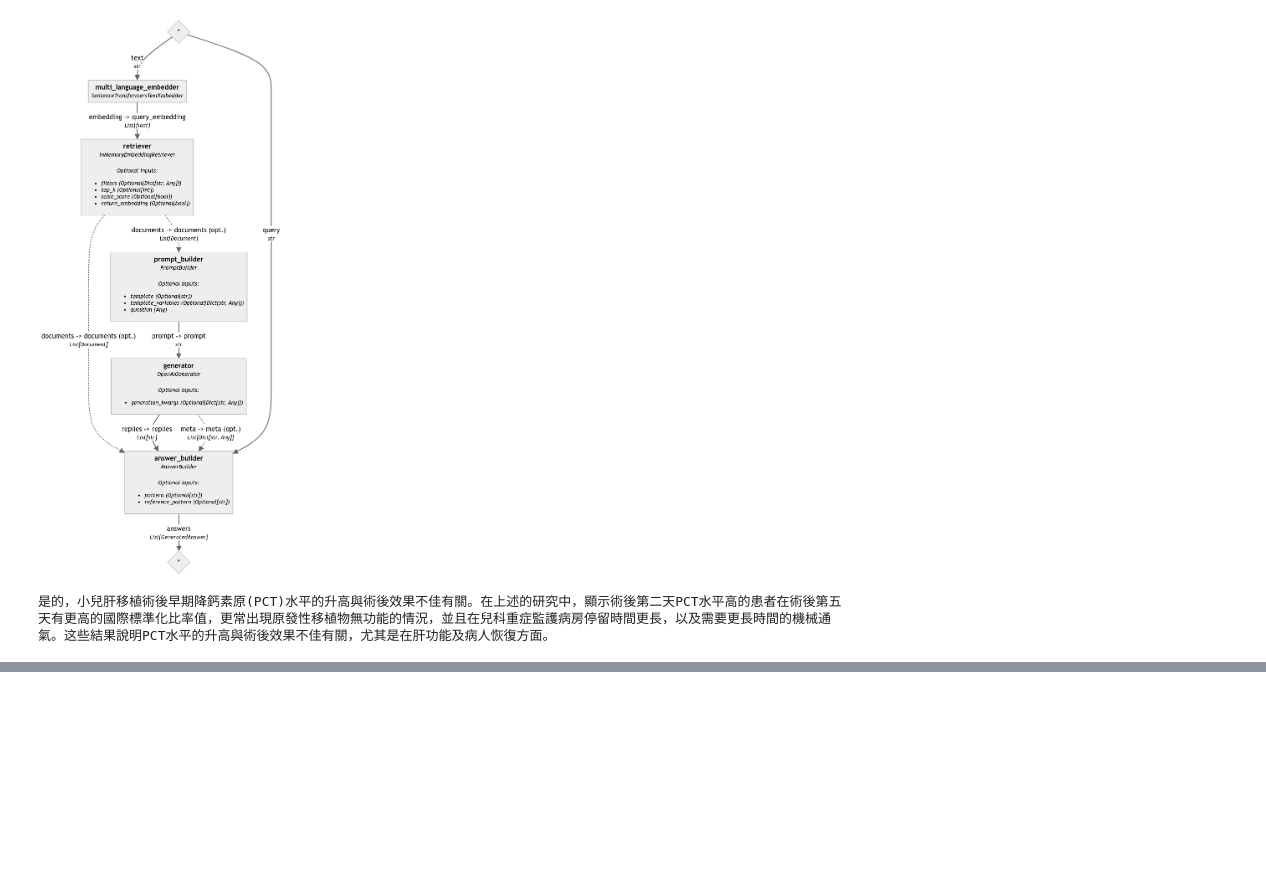
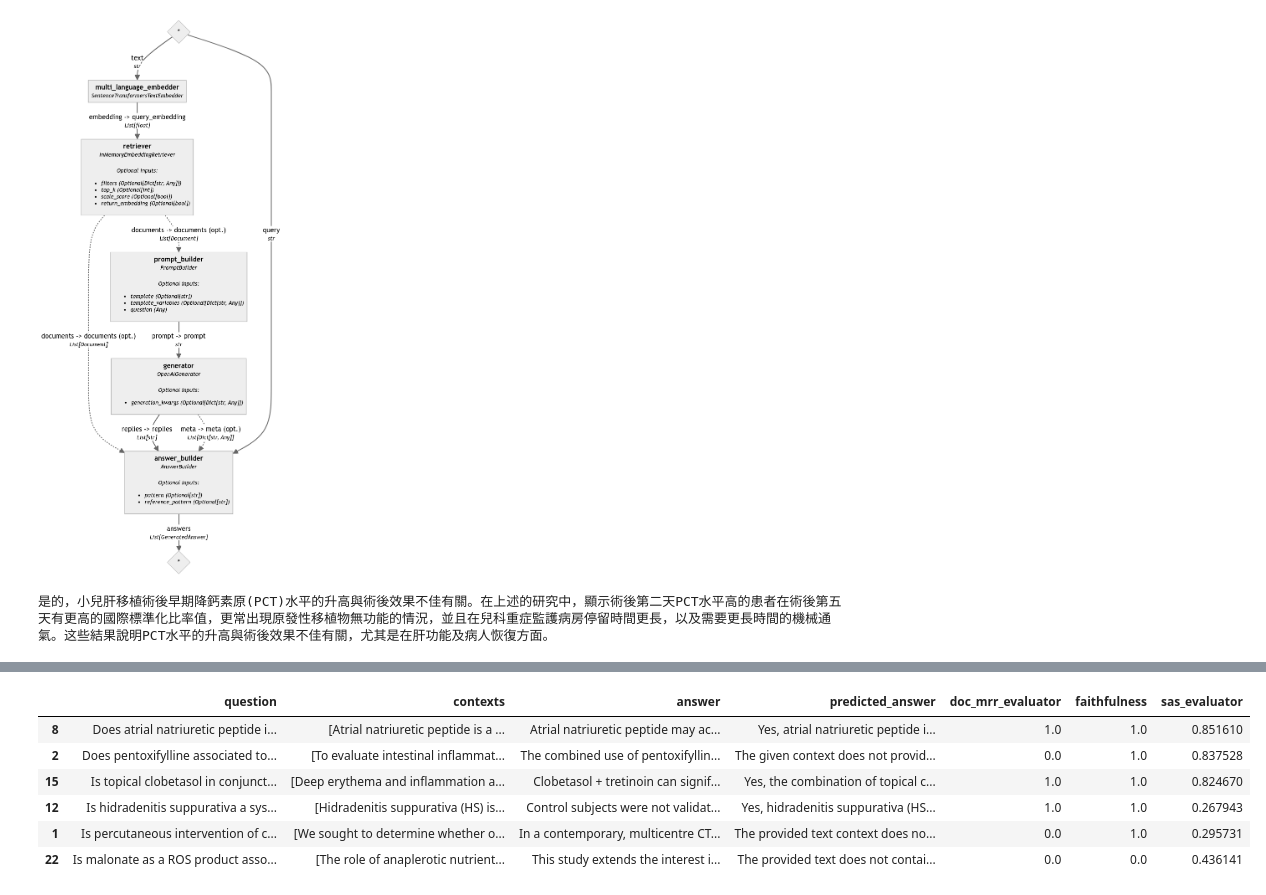
Before and after one commit to samhsiao6238/PythonFinance_2024, a Jupyter notebook: D30_Haystack+RAG/00_範例/ex15_評估 RAG 管道.ipynb, the cells around one changed output, grey strips where cells are left out. Saved outputs shown, nothing was run; the diff lists cells and outputs as text; code cells hidden in the pictures; blank space fills up the shorter version.

```diff
--- a/D30_Haystack+RAG/00_範例/ex15_評估 RAG 管道.ipynb
+++ b/D30_Haystack+RAG/00_範例/ex15_評估 RAG 管道.ipynb
@@ -280,0 +430,16 @@ print(response["answer_builder"]["answers"][0].data)
+# %%
+from haystack.evaluation.eval_run_result import EvaluationRunResult
+
+inputs = {
+    "question": list(questions),
+    "contexts": list([d.content] for d in ground_truth_docs),
+    "answer": list(ground_truth_answers),
+    "predicted_answer": rag_answers,
+}
+
+evaluation_result = EvaluationRunResult(
+    run_name="pubmed_rag_pipeline",
+    inputs=inputs,
+    results=results
+)
+evaluation_result.score_report()
@@ -280,0 +451,9 @@ print(response["answer_builder"]["answers"][0].data)
+# %%
+import pandas as pd
+
+# 將評估結果轉換為 DataFrame
+results_df = evaluation_result.to_pandas()
+print(results_df)
+
+# 保存 DataFrame 為 CSV 文件
+results_df.to_csv("evaluation_results.csv", index=False)
@@ -280,0 +478,19 @@ print(response["answer_builder"]["answers"][0].data)
+# %%
+# 使用 Pandas 過濾結果，顯示語義答案相似性最高的 3 個和最低的 3 個
+top_3 = results_df.nlargest(3, 'sas_evaluator')
+bottom_3 = results_df.nsmallest(3, 'sas_evaluator')
+combined_results = pd.concat([top_3, bottom_3])
+
+# 保存過濾後的結果為另一個 CSV 文件
+combined_results.to_csv("top_and_bottom_results.csv", index=False)
+
+# 顯示過濾後的結果
+combined_results
+# %% [output]
+|  | question | contexts | answer | predicted_answer | doc_mrr_evaluator | faithfulness | sas_evaluator |
+| 8 | Does atrial natriuretic peptide i... | [Atrial natriuretic peptide is a ... | Atrial natriuretic peptide may ac... | Yes, atrial natriuretic peptide i... | 1.0 | 1.0 | 0.851610 |
+| 2 | Does pentoxifylline associated to... | [To evaluate intestinal inflammat... | The combined use of pentoxifyllin... | The given context does not provid... | 0.0 | 1.0 | 0.837528 |
+| 15 | Is topical clobetasol in conjunct... | [Deep erythema and inflammation a... | Clobetasol + tretinoin can signif... | Yes, the combination of topical c... | 1.0 | 1.0 | 0.824670 |
+| 12 | Is hidradenitis suppurativa a sys... | [Hidradenitis suppurativa (HS) is... | Control subjects were not validat... | Yes, hidradenitis suppurativa (HS... | 1.0 | 1.0 | 0.267943 |
+| 1 | Is percutaneous intervention of c... | [We sought to determine whether o... | In a contemporary, multicentre CT... | The provided text context does no... | 0.0 | 1.0 | 0.295731 |
+| 22 | Is malonate as a ROS product asso... | [The role of anaplerotic nutrient... | This study extends the interest i... | The provided text does not contai... | 0.0 | 0.0 | 0.436141 |
```
Also changed, not shown: parts of 10 cells of this notebook, 7 other files.
